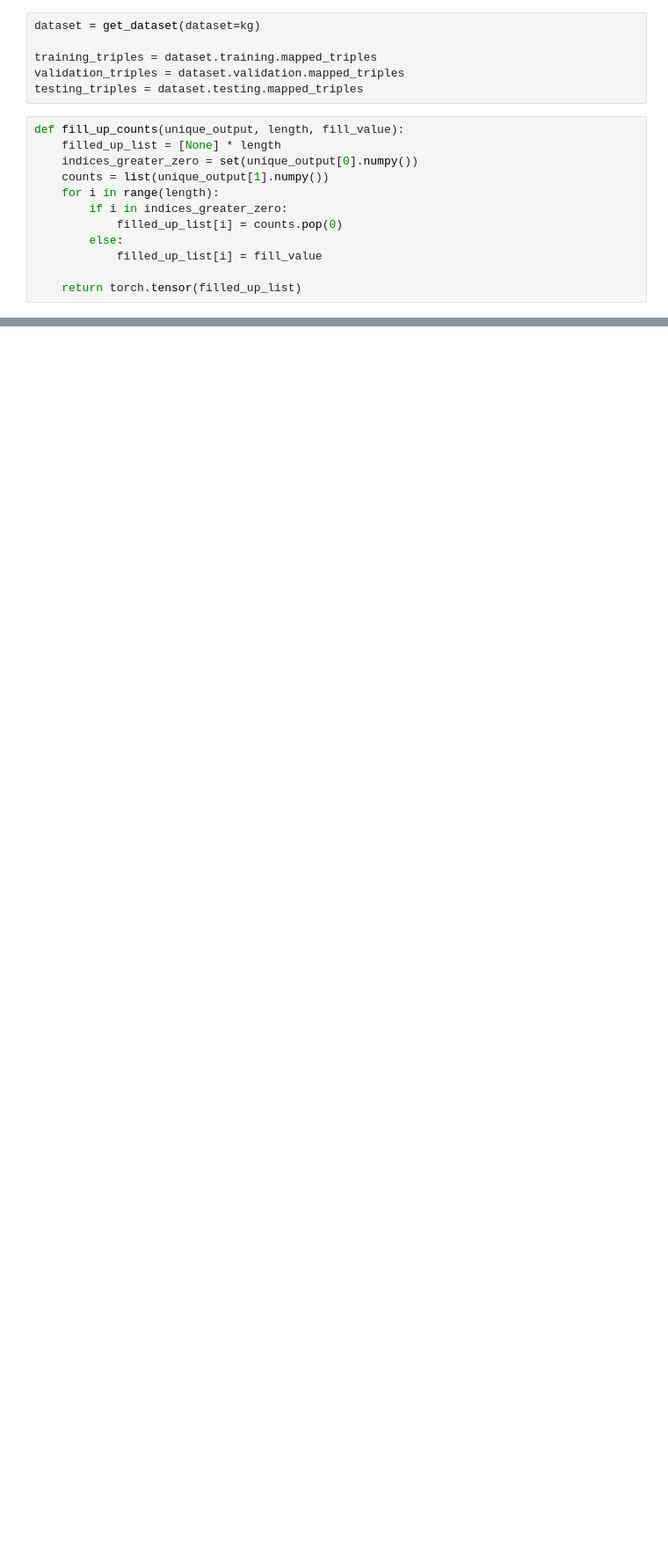
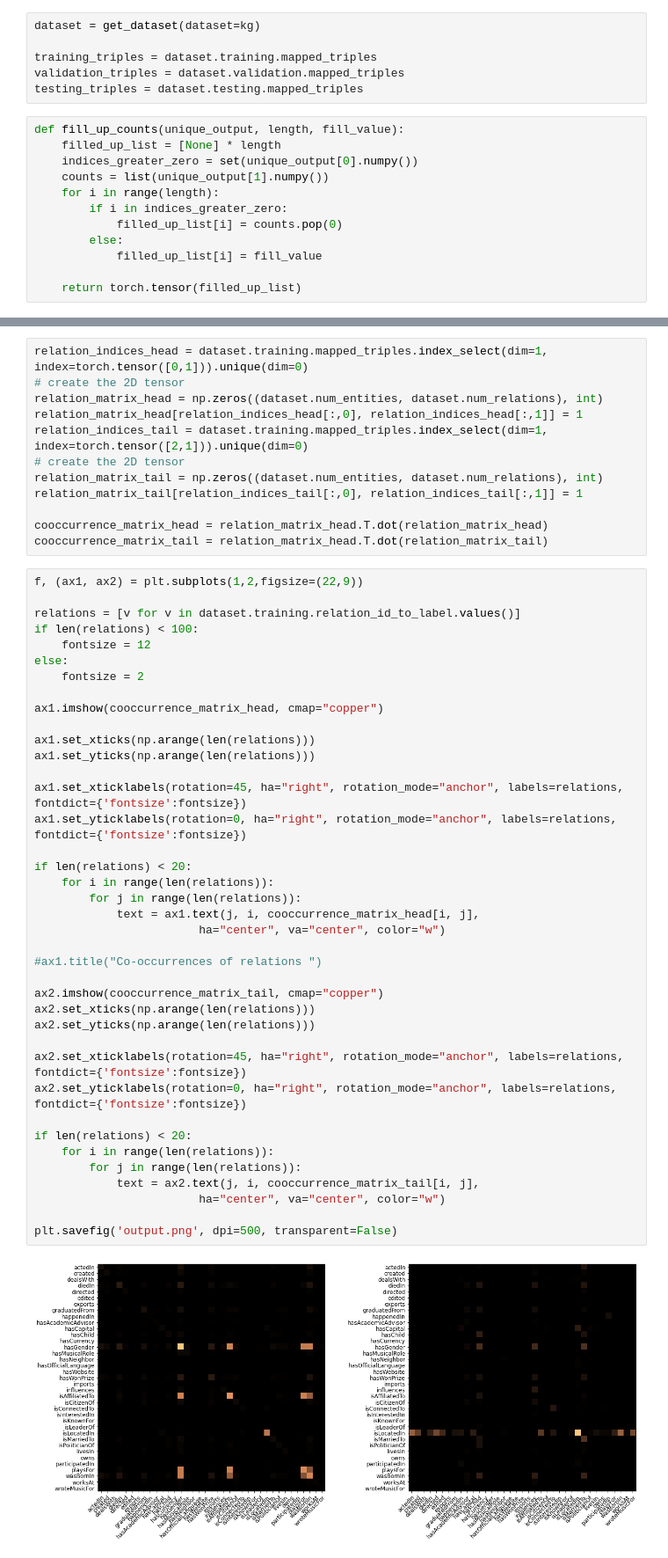
Before and after one commit to jguski/negative_sampling_rbm, a Jupyter notebook: kg_statistics.ipynb, the cells around one changed output, grey strips where cells are left out. Shown at 88% size. Cells and saved outputs as stored; diff of their text form; blank space fills up the shorter version.

```diff
--- a/kg_statistics.ipynb
+++ b/kg_statistics.ipynb
@@ -75,0 +102,53 @@ plt.plot(range(len(sorted_triple_frequencies.values)), sorted_triple_frequencies
+# %%
+relation_indices_head = dataset.training.mapped_triples.index_select(dim=1, index=torch.tensor([0,1])).unique(dim=0)
+# create the 2D tensor
+relation_matrix_head = np.zeros((dataset.num_entities, dataset.num_relations), int)
+relation_matrix_head[relation_indices_head[:,0], relation_indices_head[:,1]] = 1
+relation_indices_tail = dataset.training.mapped_triples.index_select(dim=1, index=torch.tensor([2,1])).unique(dim=0)
+# create the 2D tensor
+relation_matrix_tail = np.zeros((dataset.num_entities, dataset.num_relations), int)
+relation_matrix_tail[relation_indices_tail[:,0], relation_indices_tail[:,1]] = 1
+
+cooccurrence_matrix_head = relation_matrix_head.T.dot(relation_matrix_head)
+cooccurrence_matrix_tail = relation_matrix_head.T.dot(relation_matrix_tail)
+# %%
+f, (ax1, ax2) = plt.subplots(1,2,figsize=(22,9))
+
+relations = [v for v in dataset.training.relation_id_to_label.values()]
+if len(relations) < 100:
+    fontsize = 12
+else:
+    fontsize = 2
+
+ax1.imshow(cooccurrence_matrix_head, cmap="copper")
+
+ax1.set_xticks(np.arange(len(relations)))
+ax1.set_yticks(np.arange(len(relations)))
+
+ax1.set_xticklabels(rotation=45, ha="right", rotation_mode="anchor", labels=relations, fontdict={'fontsize':fontsize})
+ax1.set_yticklabels(rotation=0, ha="right", rotation_mode="anchor", labels=relations, fontdict={'fontsize':fontsize})
+
+if len(relations) < 20:
+    for i in range(len(relations)):
+        for j in range(len(relations)):
+            text = ax1.text(j, i, cooccurrence_matrix_head[i, j],
+                        ha="center", va="center", color="w")
+
+#ax1.title("Co-occurrences of relations ")
+
+ax2.imshow(cooccurrence_matrix_tail, cmap="copper")
+ax2.set_xticks(np.arange(len(relations)))
+ax2.set_yticks(np.arange(len(relations)))
+
+ax2.set_xticklabels(rotation=45, ha="right", rotation_mode="anchor", labels=relations, fontdict={'fontsize':fontsize})
+ax2.set_yticklabels(rotation=0, ha="right", rotation_mode="anchor", labels=relations, fontdict={'fontsize':fontsize})
+
+if len(relations) < 20:
+    for i in range(len(relations)):
+        for j in range(len(relations)):
+            text = ax2.text(j, i, cooccurrence_matrix_tail[i, j],
+                        ha="center", va="center", color="w")
+
+plt.savefig('output.png', dpi=500, transparent=False)
+# %% [output]
+[figure, added]
```
Also changed, not shown: parts of 18 cells of this notebook, 5 other files.
